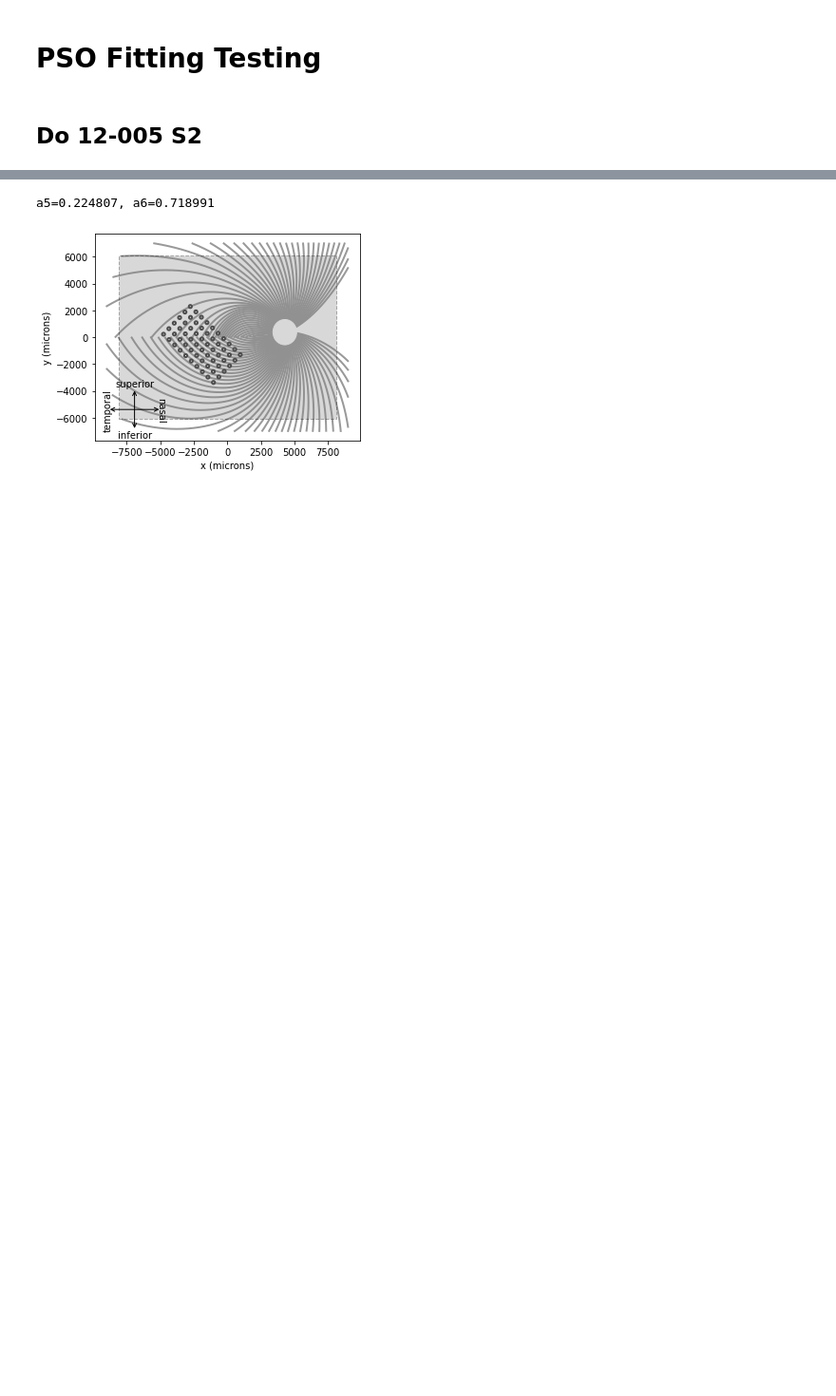
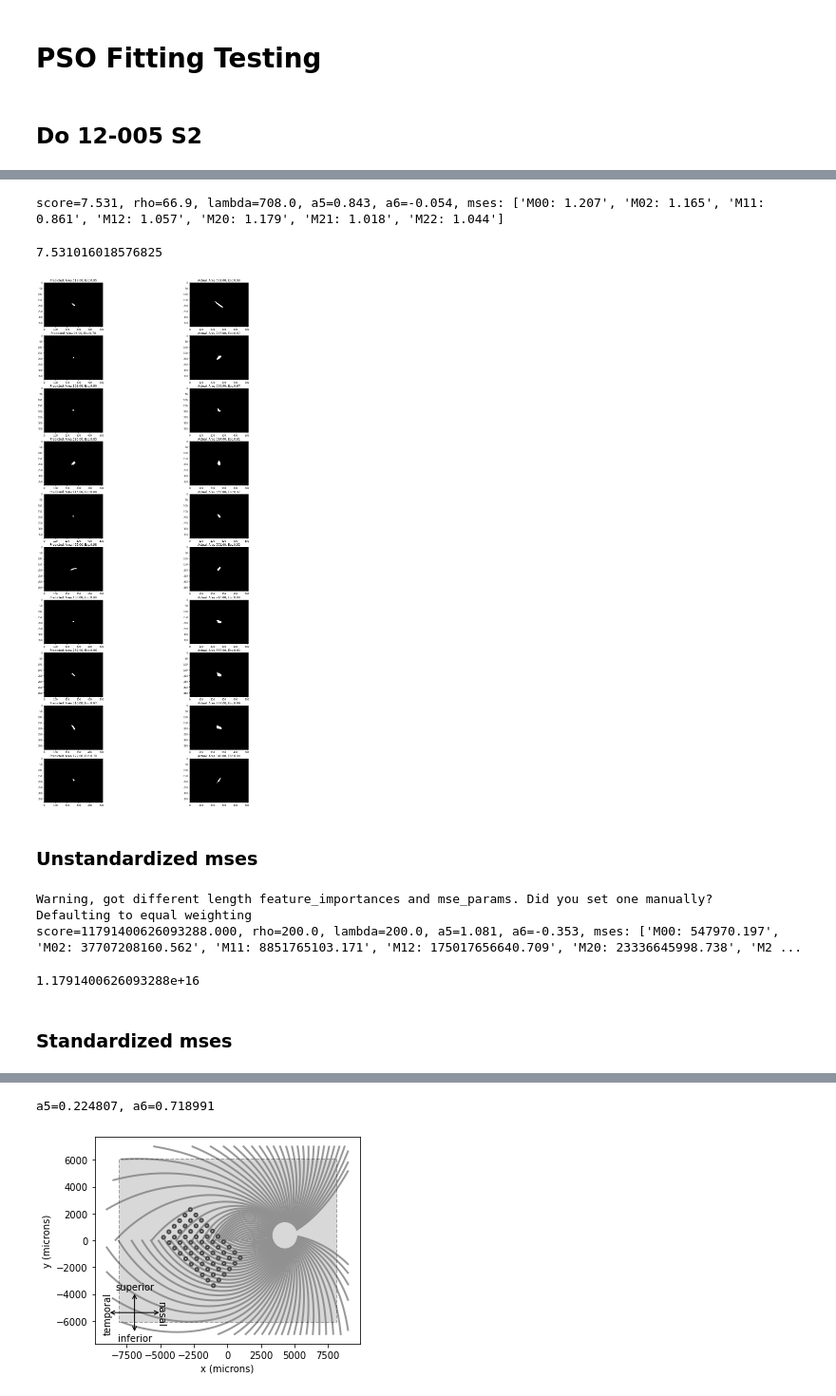
Before and after one commit to bionicvisionlab/shapes, a Jupyter notebook: notebooks/shapes_tester.ipynb, the cells around one changed output, grey strips where cells are left out. Shown: that part at 95% size. Drawn from its saved outputs; the diff is of its cells as text; code cells hidden in the pictures; blank space fills up the shorter version.

Commit message:
central moments, better estimator design, cleeaned up:

```diff
--- a/notebooks/shapes_tester.ipynb
+++ b/notebooks/shapes_tester.ipynb
@@ -21,7 +21,7 @@ y = data['image']
 
 img_shape = y[0].shape
 
-estimator = shapes.BiphasicAxonMapEstimator(implant=implant, model=model, resize=True)
+estimator = shapes.BiphasicAxonMapEstimator(implant=implant, model=model, resize=True, mse_params=['moments_central'])
 search_params = {
     'a5' : (-1, 5),
     'rho': (10, 1000),
@@ -31,9 +31,9 @@ search_params = {
 #     'rho': (10, 300),
 #     'axlambda': (10, 500)
 # }
-opt = ParticleSwarmOptimizer(estimator, search_params, max_iter=100, swarm_size=50, has_loss_function=True)
+opt = ParticleSwarmOptimizer(estimator, search_params, max_iter=100, swarm_size=100, has_loss_function=True)
 
-y_moments = estimator.precompute_moments(y)
+y_moments = estimator.compute_moments(y)
 model.build()
 model.plot()
 implant.plot()
@@ -66,2 +73,14 @@ rho=31.701706, axlambda=1099.160229, a5=0.736453, a6=0.079434, null_props=0.0, s
 # %%
-params1 = estimator.get_params()
+params1 = {'rho': 66.92797651600628,
+ 'axlambda': 707.9785441933926,
+ 'a0': 2.095,
+ 'a1': 0.054326,
+ 'a2': 1.84,
+ 'a3': 0.2,
+ 'a4': 3.0986,
+ 'a5': 0.8430664621294344,
+ 'a6': -0.053833077661793016,
+ 'a7': 0.54,
+ 'a8': 0.21,
+ 'a9': 1.56}
+params1
@@ -70,18 +100,38 @@ params1
 # %%
 import random
 from pulse2percept.utils import center_image, trim_image, scale_image
 from skimage import measure
 from skimage.transform import resize
 fig, axes = plt.subplots(10, 2, figsize=(20, 40))
-estimator.set_params(params1)
+estimator.set_params(**params1)
+estimator.fit(x, y)
 preds = estimator.predict(x)
 for plt_idx, img_idx in enumerate(random.sample([i for i in range(len(x))], 10)):
-    axes[plt_idx, 0].imshow(resize(center_image(preds[img_idx] > 1), y[img_idx].shape), cmap="gray")
-    props = measure.regionprops(measure.label(resize(center_image(preds[img_idx] > 1), y[img_idx].shape)))
+    img = resize(center_image(preds[img_idx] > (preds[img_idx].max() - preds[img_idx].min()) * 0.1 + preds[img_idx].min()), y[img_idx].shape)
+    axes[plt_idx, 0].imshow(img, cmap="gray")
+    props = measure.regionprops(measure.label(img))
     axes[plt_idx, 0].set_title("Predicted. Area:%.2f, Ecc:%.2f" % (props[0].area, props[0].eccentricity))
     axes[plt_idx, 1].imshow(center_image(y[img_idx]), cmap='gray')
     props = measure.regionprops(measure.label(center_image(y[img_idx])))
     prop = max(props, key = lambda x : x.area)
     axes[plt_idx, 1].set_title("Actual. Area:%.2f, Ecc:%.2f" % (prop.area, prop.eccentricity))
 fig.show()
 estimator.score(x, y_moments)
+# %% [output]
+score=7.531, rho=66.9, lambda=708.0, a5=0.843, a6=-0.054, mses: ['M00: 1.207', 'M02: 1.165', 'M11: 0.861', 'M12: 1.057', 'M20: 1.179', 'M21: 1.018', 'M22: 1.044']
+7.531016018576825
+[figure, added]
+# %% [markdown]
+### Unstandardized mses
+# %%
+estimator.mse_params = ['moments_central', "area", "eccentricity", "major_axis_length", "minor_axis_length", "orientation"]
+estimator.scale_features = False
+new_y_moments = estimator.compute_moments(y, fit_scaler=False)
+estimator.score(x, new_y_moments)
+# %% [output]
+Warning, got different length feature_importances and mse_params. Did you set one manually?
+Defaulting to equal weighting
+score=11791400626093288.000, rho=200.0, lambda=200.0, a5=1.081, a6=-0.353, mses: ['M00: 547970.197', 'M02: 37707208160.562', 'M11: 8851765103.171', 'M12: 175017656640.709', 'M20: 23336645998.738', 'M2 ...
+1.1791400626093288e+16
+# %% [markdown]
+### Standardized mses
```
Also changed, not shown: parts of 7 cells of this notebook, 1 other file.
